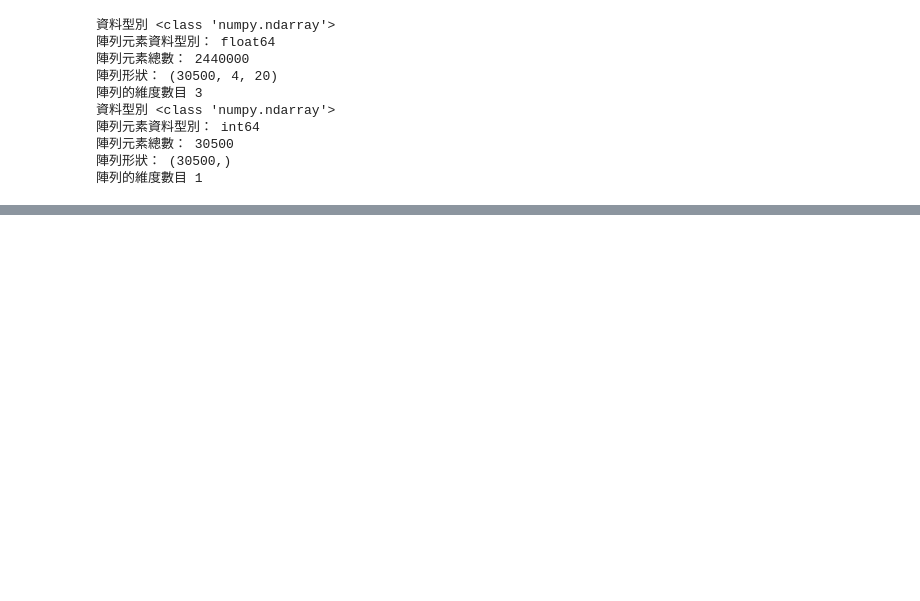
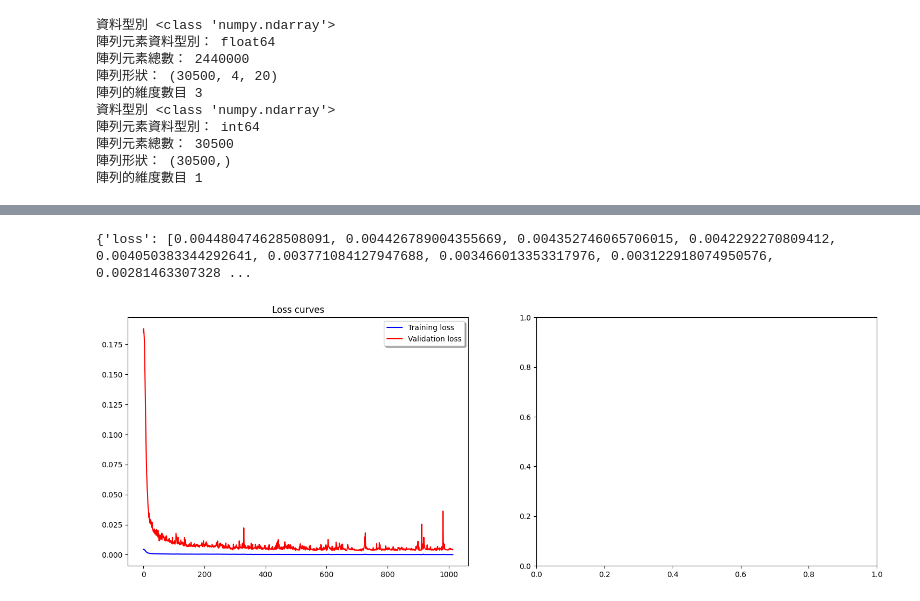
Before and after one commit to kiwijang/pyRb, a Jupyter notebook: 畢業靠二姊/Going_concern_LSTM_0607.ipynb, the cells around one changed output, grey strips where cells are left out. Cells and saved outputs as stored; diff of their text form; code cells hidden in the pictures; blank space fills up the shorter version.

```diff
--- a/畢業靠二姊/Going_concern_LSTM_0607.ipynb
+++ b/畢業靠二姊/Going_concern_LSTM_0607.ipynb
@@ -404,14 +530,19 @@ print(metrics.confusion_matrix(Y_va,y_va_predict))
 # %%
 
 fig, axs = plt.subplots(nrows=1, ncols=2, figsize=(18,6))
 axs[0].plot(history.history['loss'], color='b', label='Training loss')
 axs[0].plot(history.history['val_loss'], color='r', label='Validation loss')
 axs[0].set_title("Loss curves")
 axs[0].legend(loc='best', shadow=True)
-axs[1].plot(history.history['accuracy'], color='b', label='Training accuracy')
-axs[1].plot(history.history['val_accuracy'], color='r', label='Validation accuracy')
-axs[1].set_title("Accuracy curves")
-axs[1].legend(loc='best', shadow=True)
+print(history.history)
+if 'accuracy' in history.history:
+    axs[1].plot(history.history['accuracy'], color='b', label='Training accuracy')
+    axs[1].plot(history.history['val_accuracy'], color='r', label='Validation accuracy')
+    axs[1].set_title("Accuracy curves")
+    axs[1].legend(loc='best', shadow=True)
+# %% [output]
+{'loss': [0.004480474628508091, 0.004426789004355669, 0.004352746065706015, 0.0042292270809412, 0.004050383344292641, 0.003771084127947688, 0.003466013353317976, 0.003122918074950576, 0.00281463307328 ...
+[figure, added]
 # %%
 ################################
 # %%
```
Also changed, not shown: parts of 32 cells of this notebook, 3 other files.
